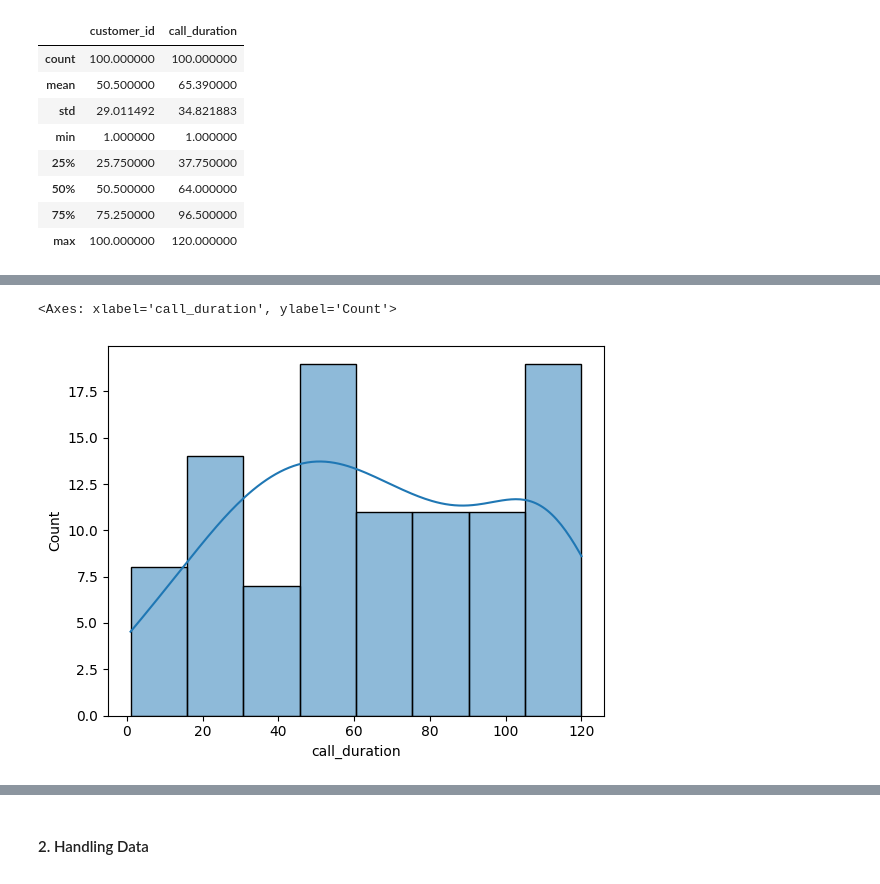
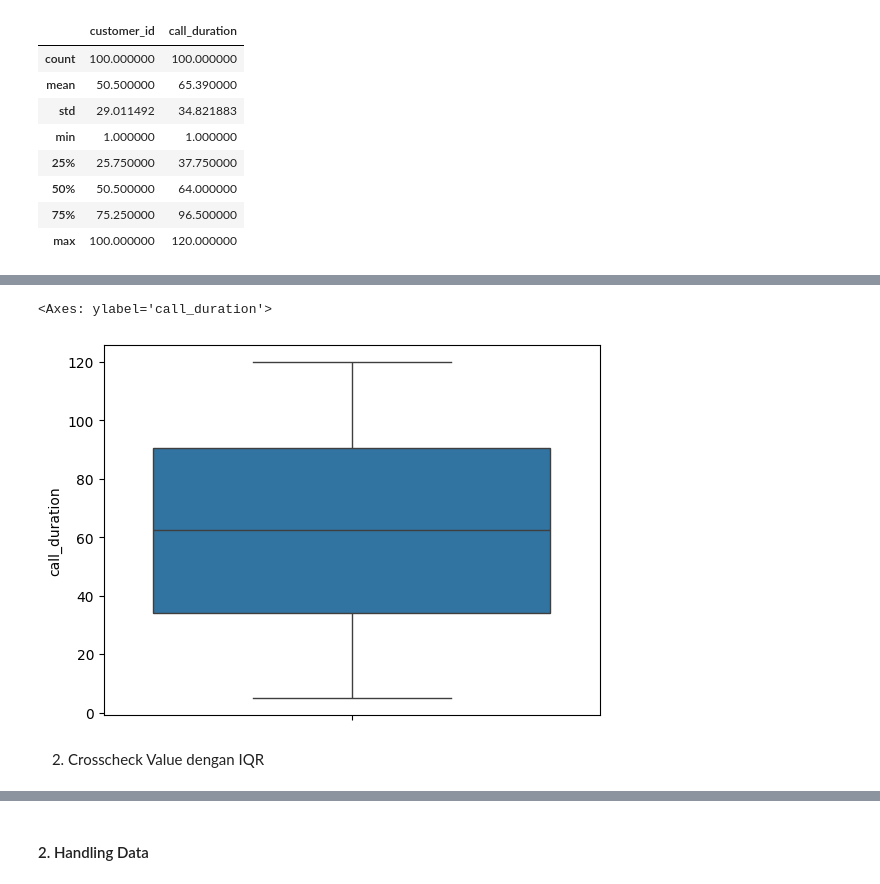
Before and after one commit to rzkybagaskara/Week3_DataAnalyst_IO, a Jupyter notebook: Week3_IO.ipynb, the cells around one changed output, grey strips where cells are left out. Saved outputs shown, nothing was run; the diff lists cells and outputs as text; code cells hidden in the pictures.

```diff
--- a/Week3_IO.ipynb
+++ b/Week3_IO.ipynb
@@ -158,5 +146,7 @@ sns.displot(df['call_duration'], kind='kde')
-# %%
-sns.histplot(df['call_duration'], kde=True)
-# %% [output]
-<Axes: xlabel='call_duration', ylabel='Count'>
-[figure, removed]
+# %%
+sns.boxplot(df2['call_duration'])
+# %% [output]
+<Axes: ylabel='call_duration'>
+[figure, added]
+# %% [markdown]
+2. Crosscheck Value dengan IQR
```
Also changed, not shown: parts of 12 cells of this notebook.
